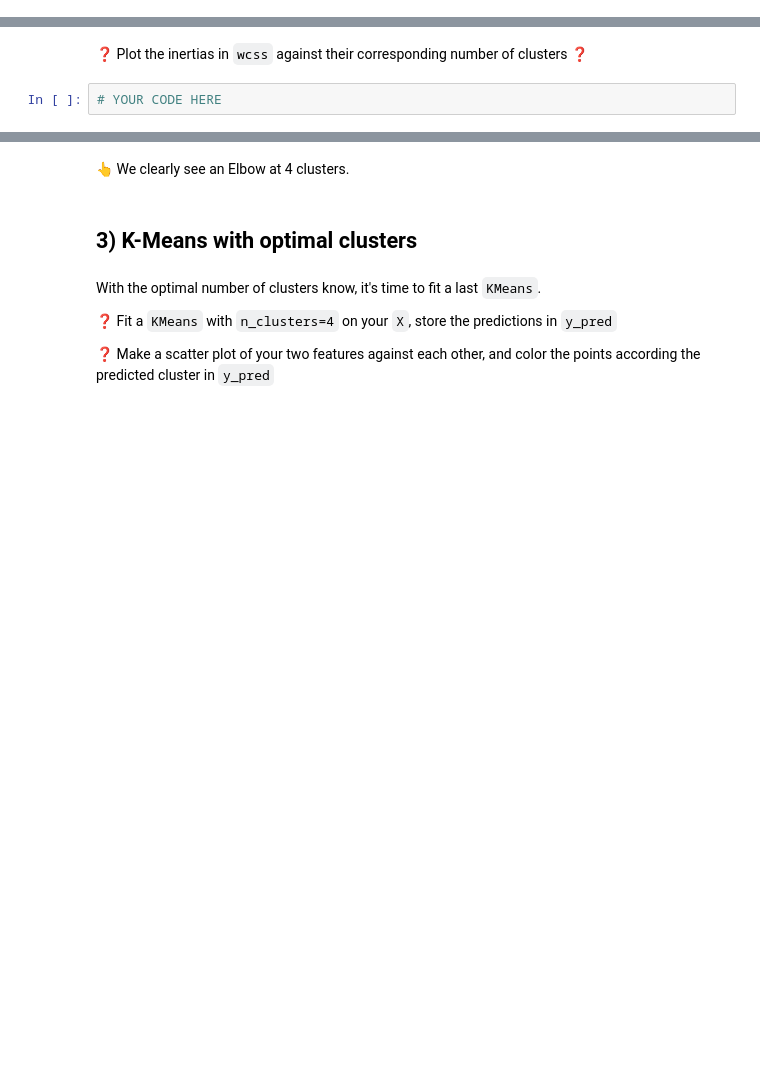
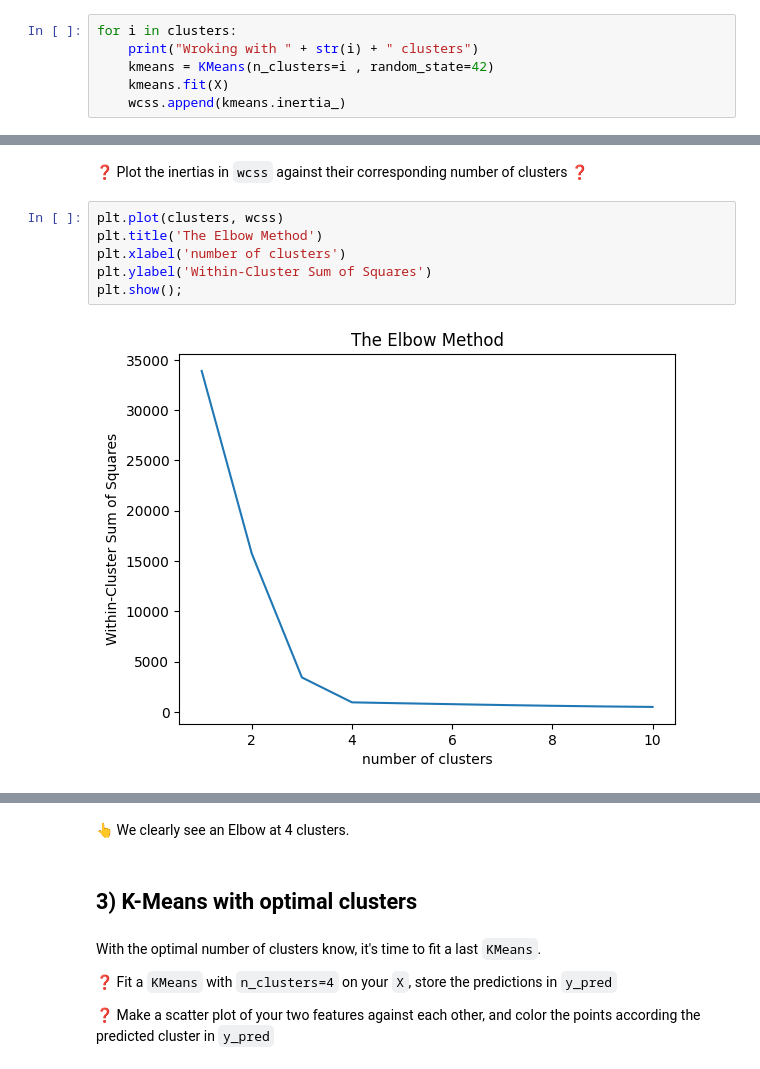
Before and after one commit to multiyumz/data-science-challenges, a Jupyter notebook: data-image-compression/warmup_k_means.ipynb, the cells around one changed output, grey strips where cells are left out. Cells and saved outputs as stored; diff of their text form; blank space fills up the shorter version.

```diff
--- a/data-image-compression/warmup_k_means.ipynb
+++ b/data-image-compression/warmup_k_means.ipynb
@@ -122,0 +153,6 @@ pass  # YOUR CODE HERE
+# %%
+for i in clusters:
+    print("Wroking with " + str(i) + " clusters")
+    kmeans = KMeans(n_clusters=i , random_state=42)
+    kmeans.fit(X)
+    wcss.append(kmeans.inertia_)
@@ -123,4 +170,10 @@ pass  # YOUR CODE HERE
 # %% [markdown]
 ❓  Plot the inertias in `wcss` against their corresponding number of clusters ❓
-# %%
-# YOUR CODE HERE
+# %%
+plt.plot(clusters, wcss)
+plt.title('The Elbow Method')
+plt.xlabel('number of clusters')
+plt.ylabel('Within-Cluster Sum of Squares')
+plt.show();
+# %% [output]
+[figure, added]
```
Also changed, not shown: parts of 17 cells of this notebook, 1 other file.
